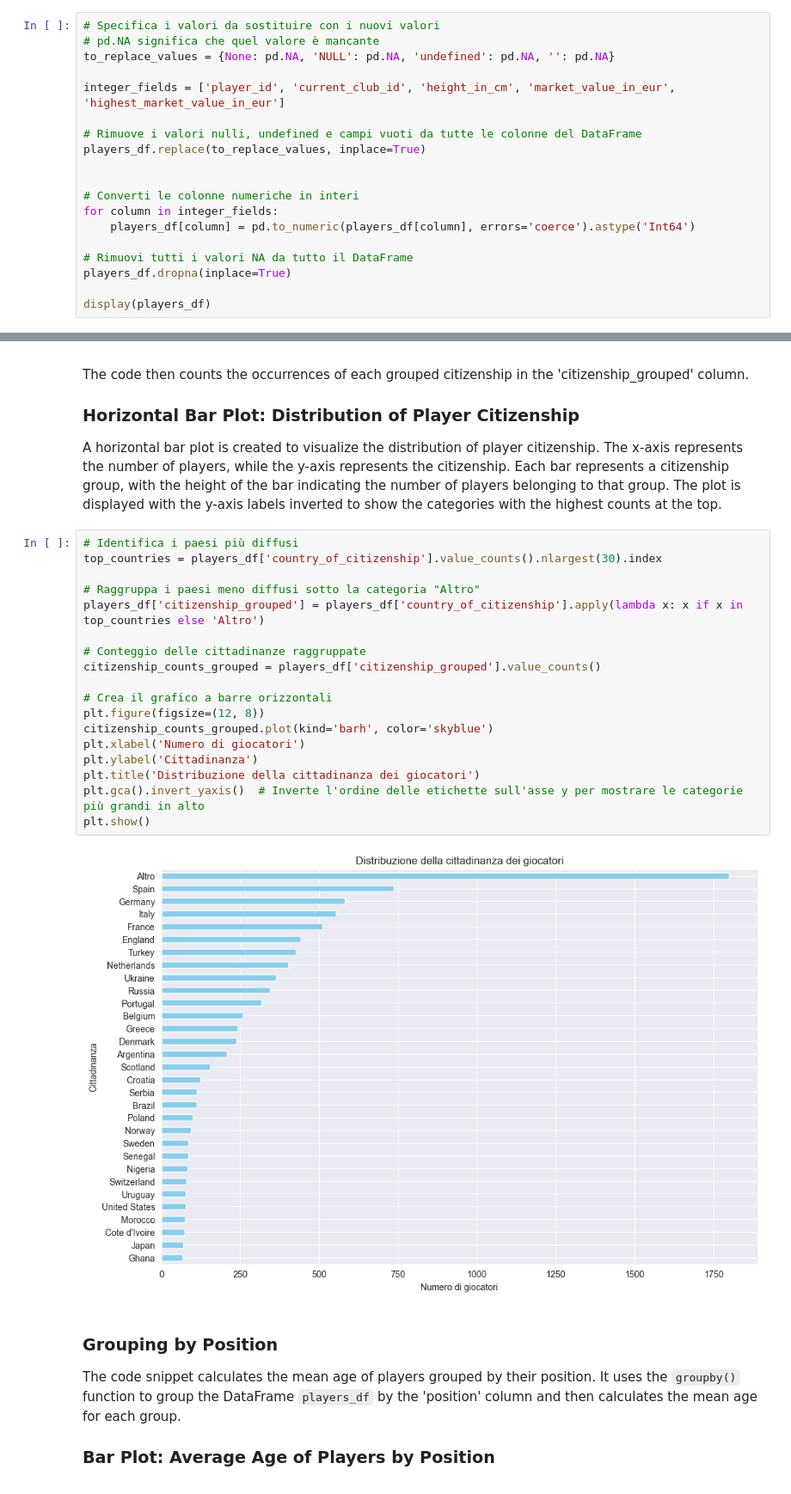
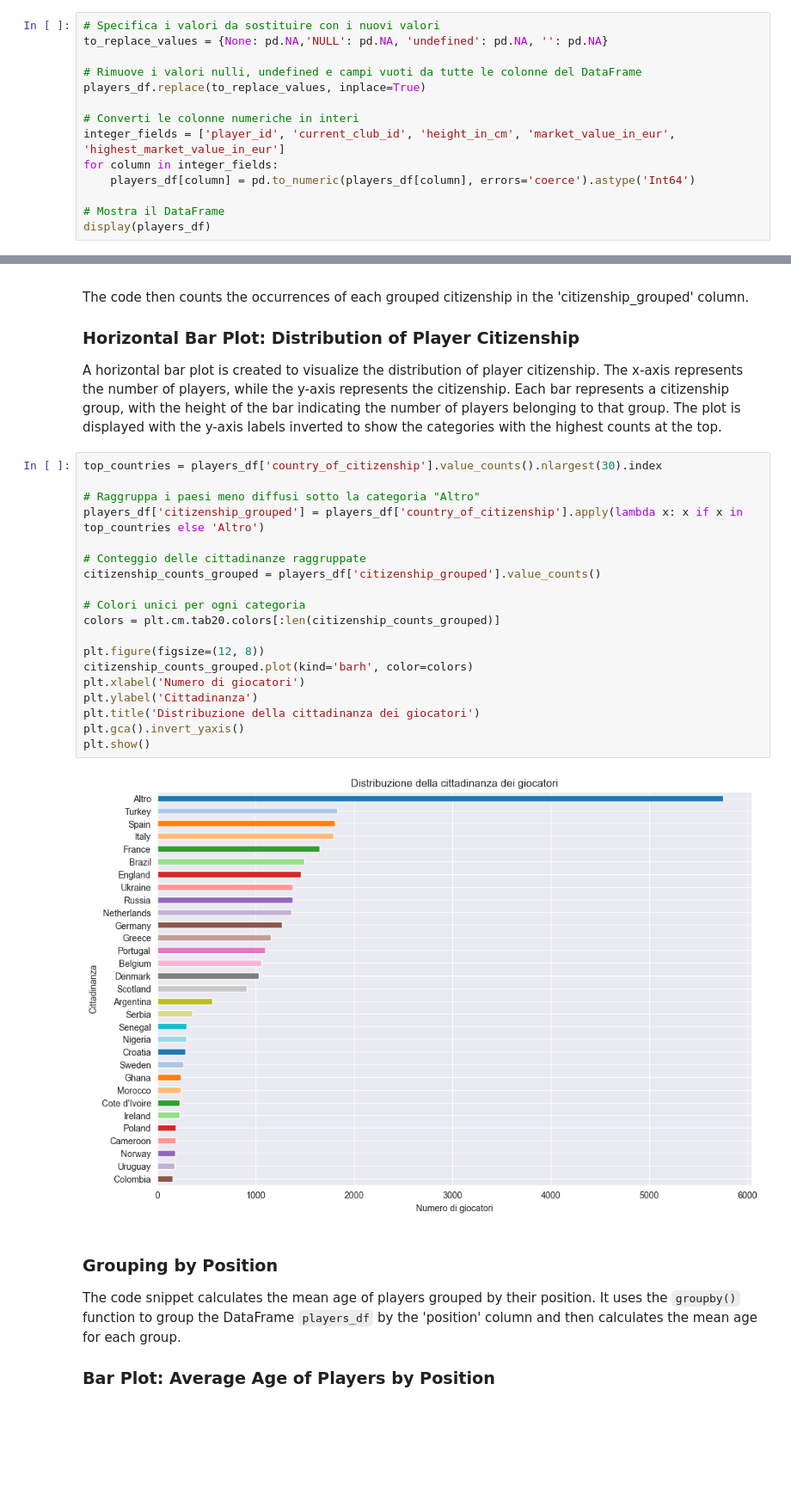
Before and after one commit to BonincontroL/IumTweb_project, a Jupyter notebook: solution/DataAnalysis/JupyterNotebooks/players.ipynb, the cells around one changed output, grey strips where cells are left out. Shown at 86% size. Cells and saved outputs as stored; diff of their text form; blank space fills up the shorter version.

```diff
--- a/solution/DataAnalysis/JupyterNotebooks/players.ipynb
+++ b/solution/DataAnalysis/JupyterNotebooks/players.ipynb
@@ -250,22 +249,17 @@ This code cell performs data cleaning operations on the DataFrame `players_df` t
    - Finally, it displays the cleaned DataFrame `players_df` using the `display()` function.
 # %%
 # Specifica i valori da sostituire con i nuovi valori
-# pd.NA significa che quel valore è mancante
-to_replace_values = {None: pd.NA, 'NULL': pd.NA, 'undefined': pd.NA, '': pd.NA}
-
-integer_fields = ['player_id', 'current_club_id', 'height_in_cm', 'market_value_in_eur', 'highest_market_value_in_eur']
+to_replace_values = {None: pd.NA,'NULL': pd.NA, 'undefined': pd.NA, '': pd.NA}
 
 # Rimuove i valori nulli, undefined e campi vuoti da tutte le colonne del DataFrame
 players_df.replace(to_replace_values, inplace=True)
 
-
 # Converti le colonne numeriche in interi
+integer_fields = ['player_id', 'current_club_id', 'height_in_cm', 'market_value_in_eur', 'highest_market_value_in_eur']
 for column in integer_fields:
     players_df[column] = pd.to_numeric(players_df[column], errors='coerce').astype('Int64')
 
-# Rimuovi tutti i valori NA da tutto il DataFrame
-players_df.dropna(inplace=True)
-
+# Mostra il DataFrame
 display(players_df)
 # %% [output]
 |  | player_id | first_name | last_name | name | last_season | current_club_id | player_code | ... |
@@ -426,25 +473,26 @@ The code then counts the occurrences of each grouped citizenship in the 'citizen
 ### Horizontal Bar Plot: Distribution of Player Citizenship
 A horizontal bar plot is created to visualize the distribution of player citizenship. The x-axis represents the number of players, while the y-axis represents the citizenship. Each bar represents a citizenship group, with the height of the bar indicating the number of players belonging to that group. The plot is displayed with the y-axis labels inverted to show the categories with the highest counts at the top.
 # %%
-# Identifica i paesi più diffusi
 top_countries = players_df['country_of_citizenship'].value_counts().nlargest(30).index
 
 # Raggruppa i paesi meno diffusi sotto la categoria "Altro"
 players_df['citizenship_grouped'] = players_df['country_of_citizenship'].apply(lambda x: x if x in top_countries else 'Altro')
 
 # Conteggio delle cittadinanze raggruppate
 citizenship_counts_grouped = players_df['citizenship_grouped'].value_counts()
 
-# Crea il grafico a barre orizzontali
+# Colori unici per ogni categoria
+colors = plt.cm.tab20.colors[:len(citizenship_counts_grouped)]
+
 plt.figure(figsize=(12, 8))
-citizenship_counts_grouped.plot(kind='barh', color='skyblue')
+citizenship_counts_grouped.plot(kind='barh', color=colors)
 plt.xlabel('Numero di giocatori')
 plt.ylabel('Cittadinanza')
 plt.title('Distribuzione della cittadinanza dei giocatori')
-plt.gca().invert_yaxis()  # Inverte l'ordine delle etichette sull'asse y per mostrare le categorie più grandi in alto
+plt.gca().invert_yaxis()
 plt.show()
 # %% [output]
-[figure, old version]
+[figure, new version]
 # %% [markdown]
 ### Grouping by Position
 The code snippet calculates the mean age of players grouped by their position. It uses the `groupby()` function to group the DataFrame `players_df` by the 'position' column and then calculates the mean age for each group.
```
Also changed, not shown: parts of 27 cells of this notebook.
